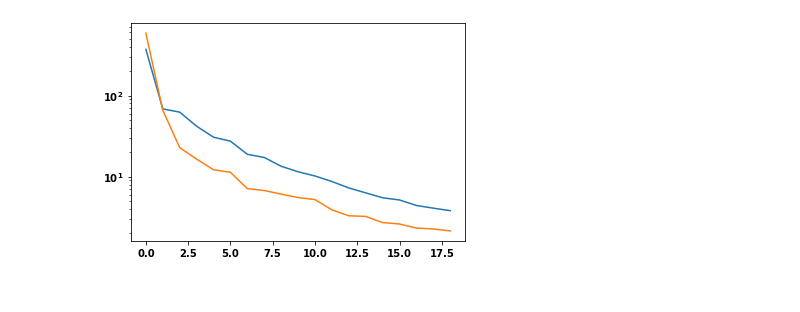
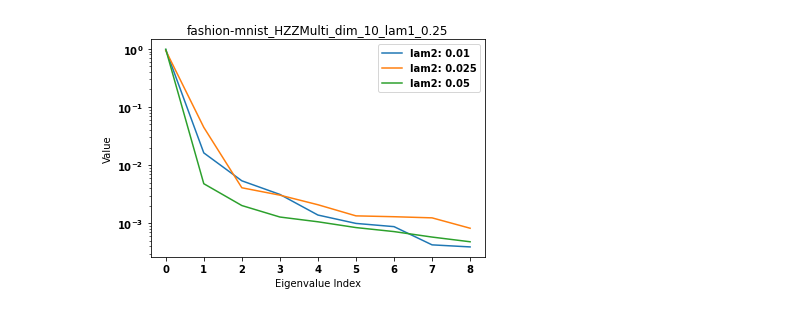
Before and after one commit to lslattery11/quantum_kernel, a Jupyter notebook: notebooks/data_visualization/hzz_multi_rdms.ipynb, the cells around one changed output. Saved outputs shown, nothing was run; the diff lists cells and outputs as text; code cells hidden in the pictures.

Commit message:
update to projected kernel methods

```diff
--- a/notebooks/data_visualization/hzz_multi_rdms.ipynb
+++ b/notebooks/data_visualization/hzz_multi_rdms.ipynb
@@ -32,17 +30,16 @@ tqdm.pandas()
 dfs = {}
 dataset_name='fashion-mnist'
 folders = [
-    ("/mnt/c/Users/lslat/Data/QK_project/results/hproj_HZZMulti/"+dataset_name,'HZZMulti'),
+    ("/mnt/c/Users/lslat/Data/QK_project/results/hproj_HZZMulti/"+dataset_name,'HZZMulti',True),
 ]
 
-for folder, kernel_name in folders:
+for folder, kernel_name, projected in folders:
     if dataset_name in dfs:
-        temp = aggregate_folder(folder, dataset_name, kernel_name=kernel_name)[
+        temp = aggregate_folder(folder, dataset_name, kernel_name=kernel_name,projected=projected)[
             dataset_name]
         dfs[dataset_name] = pd.concat([dfs[dataset_name], temp])
     else:
-        dfs[dataset_name] = aggregate_folder(
-            folder, dataset_name, kernel_name=kernel_name)[dataset_name]
+        dfs[dataset_name] = aggregate_folder(folder, dataset_name, kernel_name=kernel_name,projected=projected)[dataset_name]
 
-save_folder='/mnt/c/Users/lslat/Data/QK_project/figs/'
+save_folder='/mnt/c/Users/lslat/Data/QK_project/results/figs/'
 # %% [output]
@@ -165,10 +232,13 @@ fig.tight_layout()
 # %%
 df=dfs[dataset_name]
-lam1=0.025
-lam2=0.0
+lam1=0.25
+
+lam2=0.01
 filter0={'evo_time':1.0,'n_trotter':10,'kernel_name':'HZZMulti','lam1':lam1,'lam2':lam2}
-lam2=0.01
+
+lam2=0.025
 filter1={'evo_time':1.0,'n_trotter':10,'kernel_name':'HZZMulti','lam1':lam1,'lam2':lam2}
+
 lam2=0.05
 filter2={'evo_time':1.0,'n_trotter':10,'kernel_name':'HZZMulti','lam1':lam1,'lam2':lam2}
 
@@ -184,14 +248,25 @@ plt.colorbar()
+# %%
+gamma=1
 # %%
-#w,v=np.linalg.eig(np.exp(-10*(kernels0[3]-np.eye(800))))
-#plt.plot(np.sort(w)[-1:780:-1])
+n=3
 
-w,v=np.linalg.eig(np.exp(-10*(kernels1[3]-np.eye(800))))
-plt.plot(np.sort(w)[-1:780:-1])
+w,v=np.linalg.eig(np.exp(-gamma*kernels0[n]))
+size=len(w)
+plt.plot(np.sort(w)[-1:790:-1]/size,label='lam2: 0.01')
 
-w,v=np.linalg.eig(np.exp(-10*(kernels2[3]-np.eye(800))))
-plt.plot(np.sort(w)[-1:780:-1])
+w,v=np.linalg.eig(np.exp(-gamma*kernels1[n]))
+plt.plot(np.sort(w)[-1:790:-1]/size,label='lam2: 0.025')
 
+w,v=np.linalg.eig(np.exp(-gamma*kernels2[n]))
+plt.plot(np.sort(w)[-1:790:-1]/size,label='lam2: 0.05')
 
 plt.yscale('log')
+
+plt.ylabel('Value')
+plt.xlabel('Eigenvalue Index')
+
+plt.title(f'{dataset_name}_HZZMulti_dim_{dims[3]}_lam1_{lam1}')
+plt.legend()
+plt.savefig(f'{save_folder}{dataset_name}_dim{dataset_dim}_{kernel_name}_lam1_{lam1}_lam2vary_eigenvalues.pdf')
 # %% [output]
-[figure, old version]
+[figure, new version]
```
Also changed, not shown: parts of 16 cells of this notebook, 7 other files.
